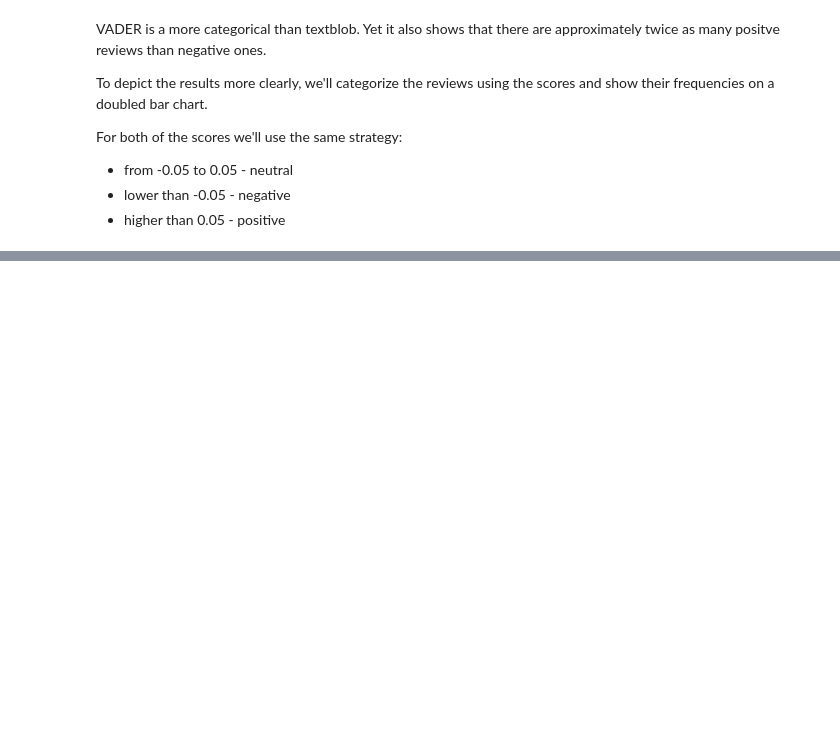
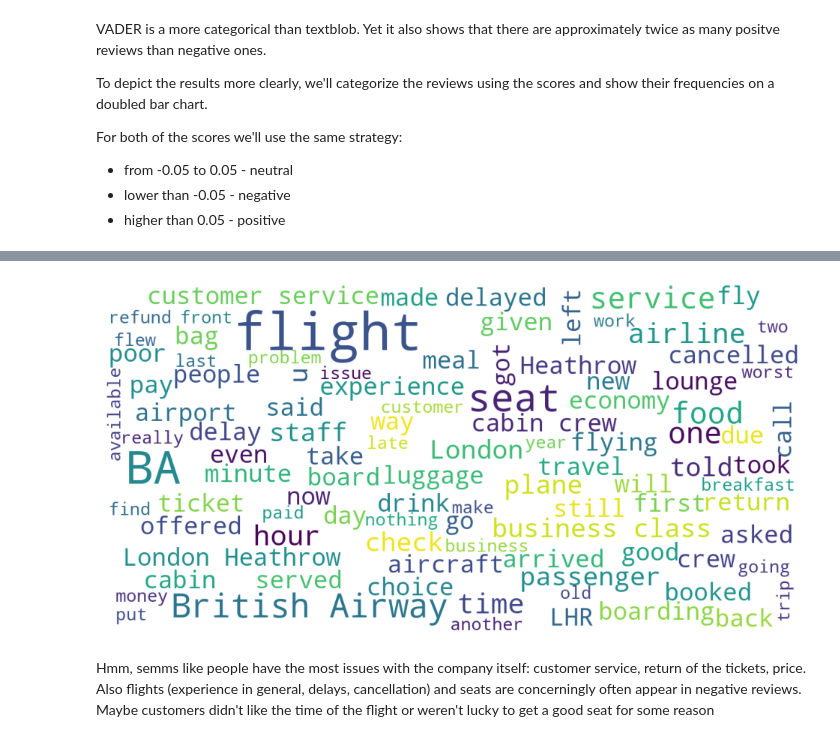
Before and after one commit to sersldmir/forage_collection, a Jupyter notebook: br_project.ipynb, the cells around one changed output, grey strips where cells are left out. Cells and saved outputs as stored; diff of their text form; code cells hidden in the pictures; blank space fills up the shorter version.

```diff
--- a/br_project.ipynb
+++ b/br_project.ipynb
@@ -253,0 +307,3 @@ plt.show()
+# %%
+negative_reviews = review_df[review_df["vader_category"]=="negative"]
+negative_reviews
@@ -253,0 +324,17 @@ plt.show()
+# %%
+wordcloud = WordCloud(
+    background_color='white',
+    stopwords=stopwords,
+    max_words=100,
+    max_font_size=30,
+    scale=3,
+    random_state=1)
+wordcloud = wordcloud.generate(" ".join(i for i in negative_reviews["Review texts"].to_list()))
+fig = plt.figure(1, figsize=(12, 12))
+plt.axis('off')
+plt.imshow(wordcloud)
+plt.show()
+# %% [output]
+[figure, added]
+# %% [markdown]
+Hmm, semms like people have the most issues with the company itself: customer service, return of the tickets, price. Also flights (experience in general, delays, cancellation) and seats are concerningly often appear in negative reviews. Maybe customers didn't like the time of the flight or weren't lucky to get a good seat for some reason
```
Also changed, not shown: parts of 22 cells of this notebook.
